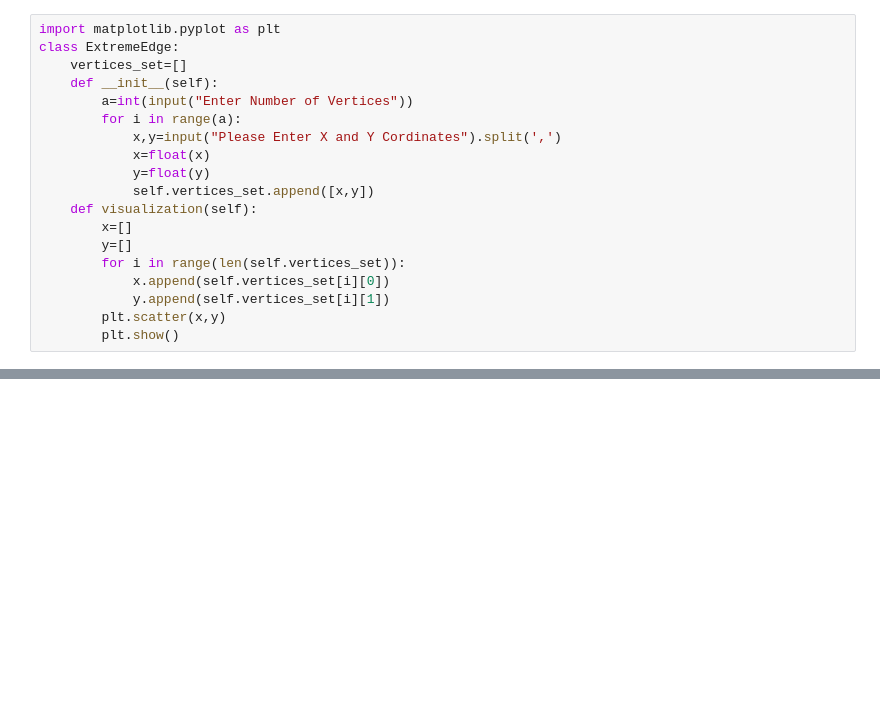
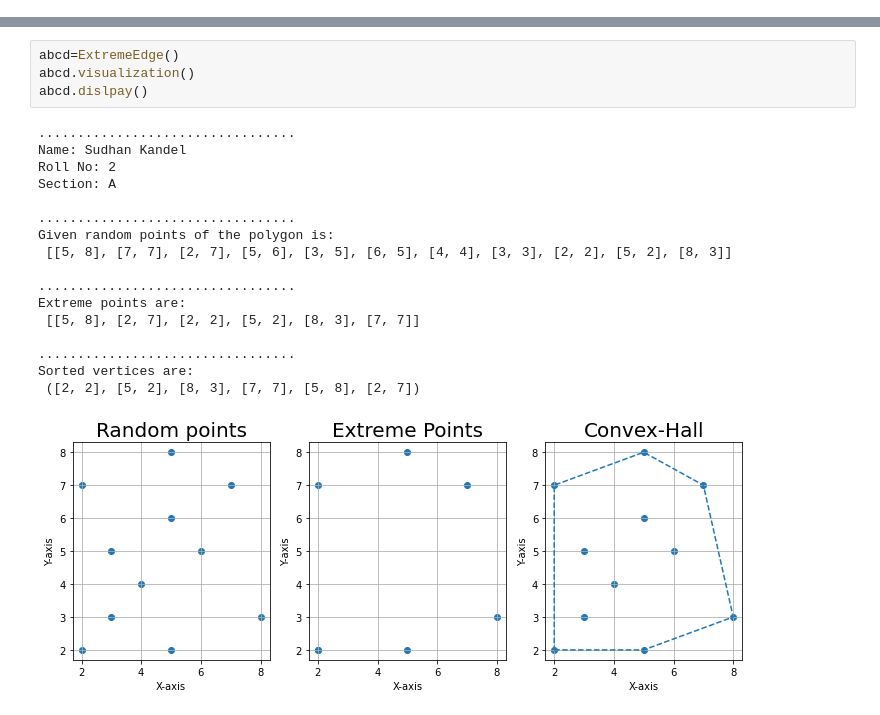
Before and after one commit to sudhankandel/CG-lab, a Jupyter notebook: lab5.ipynb, the cells around one changed output, grey strips where cells are left out. Saved outputs shown, nothing was run; the diff lists cells and outputs as text; blank space fills up the shorter version.

```diff
--- a/lab5.ipynb
+++ b/lab5.ipynb
@@ -33,19 +164,0 @@ plt.show()
-# %%
-import matplotlib.pyplot as plt
-class ExtremeEdge:
-    vertices_set=[]
-    def __init__(self):
-        a=int(input("Enter Number of Vertices"))
-        for i in range(a):
-            x,y=input("Please Enter X and Y Cordinates").split(',')
-            x=float(x)
-            y=float(y)
-            self.vertices_set.append([x,y])
-    def visualization(self):
-        x=[]
-        y=[]
-        for i in range(len(self.vertices_set)):
-            x.append(self.vertices_set[i][0])
-            y.append(self.vertices_set[i][1])
-        plt.scatter(x,y)
-        plt.show()
@@ -84,0 +293,22 @@ class GrahmScan:
+# %%
+abcd=ExtremeEdge()
+abcd.visualization()
+abcd.dislpay()
+# %% [output]
+.................................
+Name: Sudhan Kandel
+Roll No: 2
+Section: A
+
+.................................
+Given random points of the polygon is:
+ [[5, 8], [7, 7], [2, 7], [5, 6], [3, 5], [6, 5], [4, 4], [3, 3], [2, 2], [5, 2], [8, 3]]
+
+.................................
+Extreme points are:
+ [[5, 8], [2, 7], [2, 2], [5, 2], [8, 3], [7, 7]]
+
+.................................
+Sorted vertices are:
+ ([2, 2], [5, 2], [8, 3], [7, 7], [5, 8], [2, 7])
+[figure, added]
```
Also changed, not shown: parts of 15 cells of this notebook, 7 other files.
